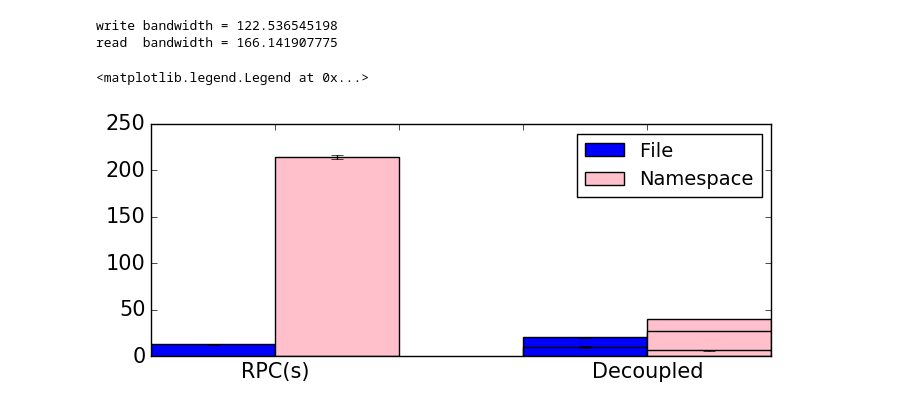
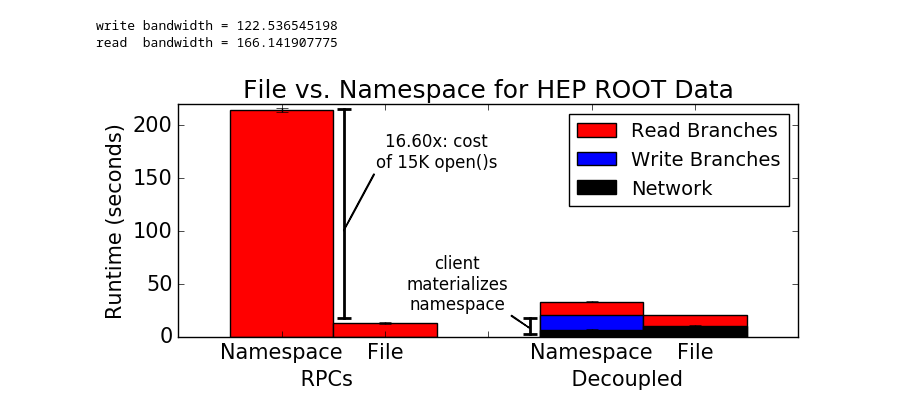
Before and after one commit to michaelsevilla/paulocto-popper, a Jupyter notebook: pipelines/hep/visualize/viz.ipynb, the cells around one changed output. Cells and saved outputs as stored; diff of their text form; code cells hidden in the pictures.

Commit message:
paper: addresses #3 and #5
Signed-off-by: Michael Sevilla <mikesevilla3@gmail.com>

```diff
--- a/pipelines/hep/visualize/viz.ipynb
+++ b/pipelines/hep/visualize/viz.ipynb
@@ -82,24 +82,39 @@ read  bandwidth = 166.141907775
 # %%
 font = {'size'   : 15}; matplotlib.rc('font', **font)
 args = {'width': 1, 'capsize': 4, 'ecolor': 'black'}
 fig, ax = plt.subplots(1, 1, figsize=(8, 3))
 
 df = parse('../results')
-ax.bar([0], df['read_cephfs'].mean(), yerr=df['read_cephfs'].std(), color='blue', label='File', **args)
-ax.bar([1], df['read_fpb_cephfs'].mean(), yerr=df['read_fpb_cephfs'].std(), color='pink', **args)
-ax.bar([3], df['get'].mean() + df['read_hep_ext4'].mean(), yerr=df['read_hep_ext4'].std(), color='blue', **args)
-ax.bar([3], df['get'].mean(), yerr=df['get'].std(), color='blue', **args)
+ax.bar([0.5], df['read_fpb_cephfs'].mean(), yerr=df['read_fpb_cephfs'].std(), color='red', **args)
+ax.bar([1.5], df['read_cephfs'].mean(), yerr=df['read_cephfs'].std(), color='red', label='Read Branches', **args)
 
 #stacked
-s = [df['get'].mean()*0.65, df['write_fpb_ext4'].mean(), df['read_fpb_ext4'].mean()]
-ax.bar([4], s[0]+s[1]+s[2], yerr=df['read_fpb_ext4'].std(),  color='pink', label='Namespace', **args)
-ax.bar([4], s[0]+s[1],      yerr=df['write_fpb_ext4'].std(), color="pink", **args)
-ax.bar([4], s[0],           yerr=df['get'].std(),            color="pink", **args)
-ax.set_xticklabels(["", "RPC(s)","","","Decoupled",""])#, rotation=20)
+s = [df['get'].mean()*0.65, df['write_fpb_ext4'].mean()*0.65, df['read_fpb_ext4'].mean()]
+ax.bar([3.5], s[0]+s[1]+s[2], yerr=df['read_fpb_ext4'].std(),  color='red', **args)
+ax.bar([3.5], s[0]+s[1],      yerr=df['write_fpb_ext4'].std(), color="blue", label="Write Branches", **args)
+ax.bar([3.5], s[0],           yerr=df['get'].std(),            color="black", **args)
+
+ax.bar([4.5], df['get'].mean() + df['read_hep_ext4'].mean(), yerr=df['read_hep_ext4'].std(), color='red', **args)
+ax.bar([4.5], df['get'].mean(), yerr=df['get'].std(), color='black', label="Network", **args)
+
+ax.set_xticklabels(["", "Namespace", "File","","Namespace","File",""])#, rotation=20)
+ax.set_xlabel(" RPCs                                 Decoupled")
+ax.set_ylabel("Runtime (seconds)")
+ax.set_title("File vs. Namespace for HEP ROOT Data")
 #ax.set_ylim(10**0, 10**3)
 #ax.set_yscale('log')
-#ax.set_ylim(0, 225)
+
+ax.set_ylim(0, 220)
 ax.legend(fontsize=14)
+arrw = dict(facecolor='black', headwidth=0.5, width=0.5, shrink=1)
+args = {'horizontalalignment': 'center', 'verticalalignment': 'center', 'fontsize': 12, 'arrowprops': arrw}
+#ax.axvline(x=1)
+ax.axvline(x=1.6, ymin=0.08, ymax=0.98, lw=2, c='black', marker='_', ms=10, mew=2)
+ax.annotate("16.60x: cost\nof 15K open()s", xy=(1.6, 100), xytext=(2.5, 175), **args)
+
+ax.axvline(x=3.4, ymin=0.01, ymax=0.08, lw=2, c='black', marker='_', ms=10, mew=2)
+ax.annotate("client\nmaterializes\nnamespace", xy=(3.4, 8), xytext=(2.7, 50), **args)
+
+plt.savefig('../../../paper/figures/hep_runtime.png', dpi=300, bbox_inches='tight')
 # %% [output]
-<matplotlib.legend.Legend at 0x...>
-[figure, old version]
+[figure, new version]
```
Also changed, not shown: parts of 1 cell of this notebook, 8 other files.
